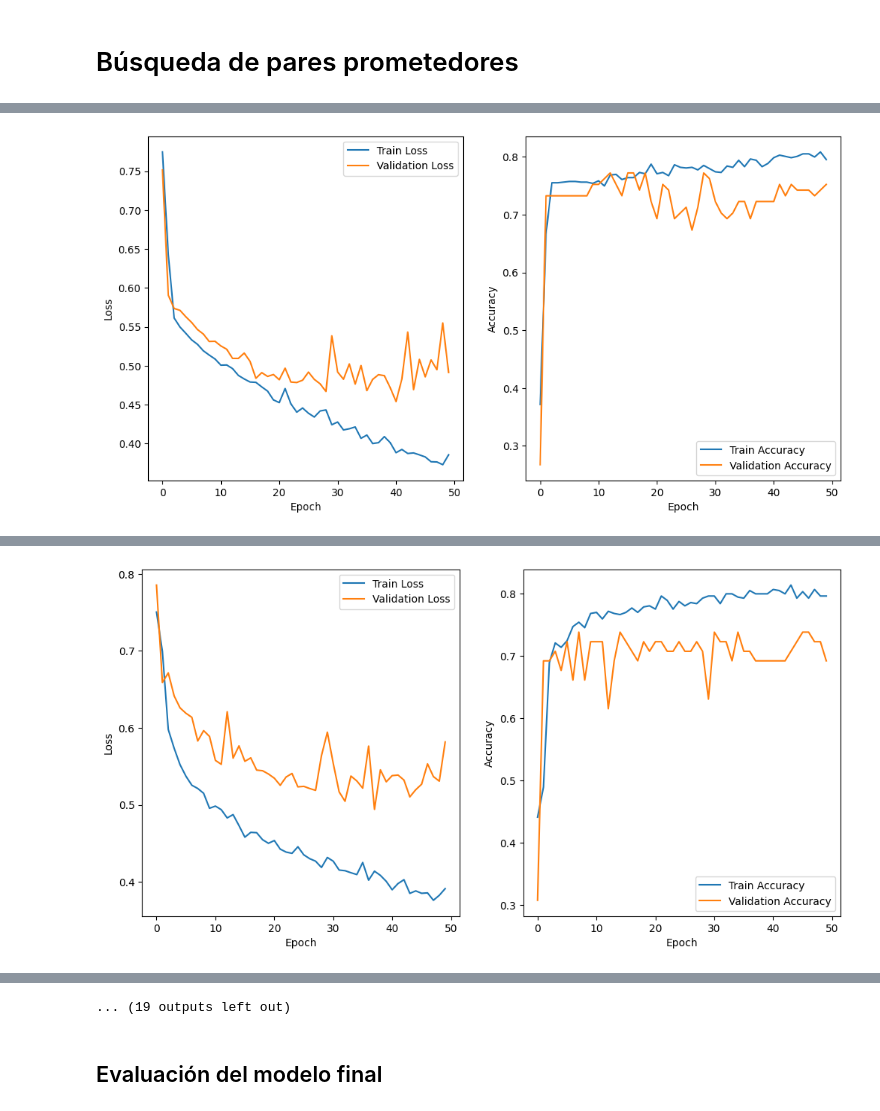
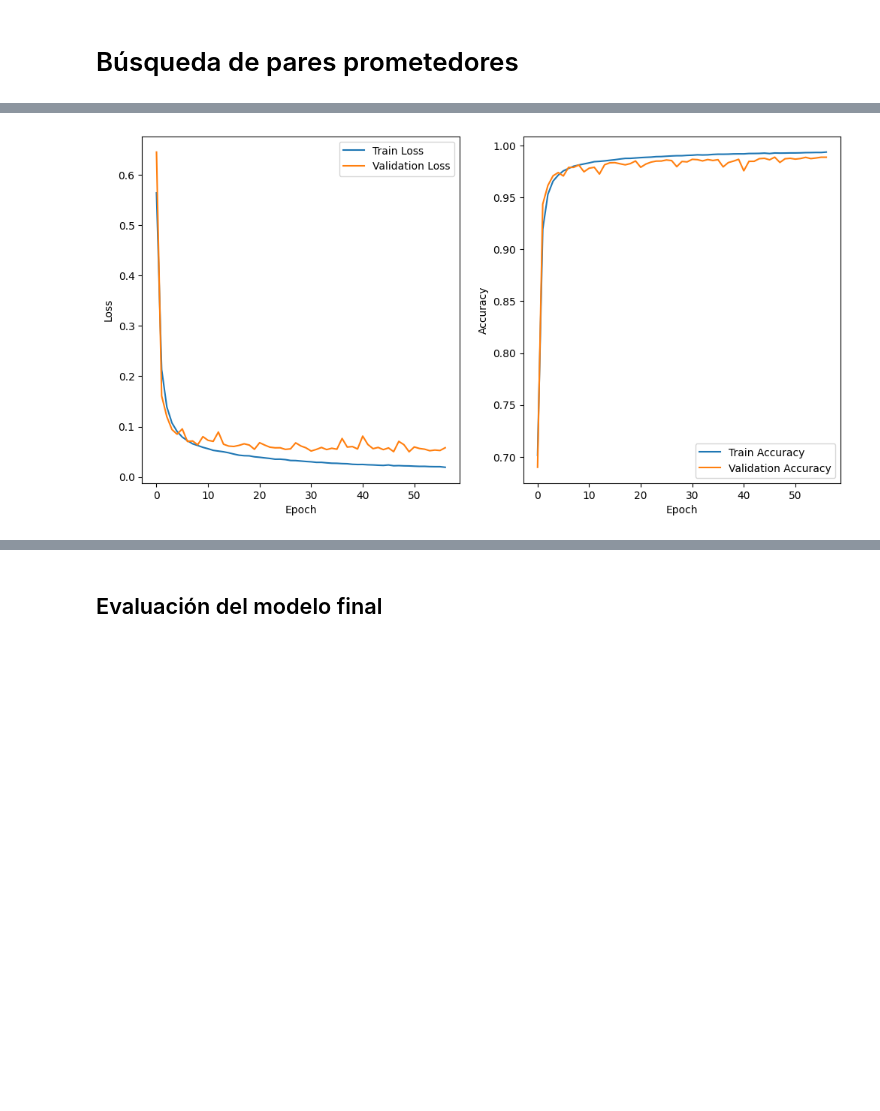
Before and after one commit to acortinaa/repositorioTFG, a Jupyter notebook: ML_trackfinding/mainML.ipynb, the cells around one changed output, grey strips where cells are left out. Cells and saved outputs as stored; diff of their text form; code cells hidden in the pictures; blank space fills up the shorter version.

```diff
--- a/ML_trackfinding/mainML.ipynb
+++ b/ML_trackfinding/mainML.ipynb
@@ -388,37 +357,60 @@ from sklearn.metrics import accuracy_score, f1_score, precision_score, recall_sc
 from commonMLfunctions import TripletDataset, create_dataloaders
 from common import *
 from commonMLfunctions import write_metrics_to_log, training_triplet_model, predict_all
+
 %matplotlib inline
 
-model = None  # Inicializa el modelo vacío
-best_f1 = 0
+LOAD_TRAINED_MODEL = False
 
-for event in events:
-    print(f"\n========================= Cargando datos para el evento: {event} =========================\n")
+if not os.path.exists(combined_path):
+    raise FileNotFoundError(f"No se encuentra el archivo combinado: {combined_path}")
 
-    # Verificamos si el archivo existe
-    if not os.path.exists(output_path):
-        print(f"El archivo triplets_data_{event}.npz no existe. Por favor, genera los triplets primero.")
-        continue
+data = np.load(combined_path, allow_pickle=True)
+X = data['X']
+y = data['y']
+#pt = data['pt']
 
-    # Entrenamos y actualizamos el modelo con el evento actual
-    model = training_triplet_model(event, model=model)
-    print(f"Modelo actualizado con el evento {event}.\n")
+print(f"Datos cargados: X={X.shape}, y={y.shape}")
+print(f"Positivos: {np.sum(y == 1)}\tNegativos: {np.sum(y == 0)}")
 
-    # y_true, y_pred = predict_all(model, val_loader)
-    # f1 = f1_score(y_true, y_pred)
-    # if f1 > best_f1:
-    #     best_f1 = f1
-    #     torch.save(model.state_dict(), f'best_model.pth')
-    # #torch.save(model.state_dict(), f'model_after_{event}.pth')
+if not LOAD_TRAINED_MODEL:
+    model = None  # Inicializa el modelo vacío
+    best_f1 = 0
+
+    # Si se quiere entrenar con múltiples eventos
+    if INDIVIDUAL_EVENTS:
+        print("Entrenando el modelo con múltiples eventos...")
+        for event in events[1,-1]:
+            print(f"\n========================= Cargando datos para el evento: {event} =========================\n")
+
+            # Verificamos si el archivo existe
+            if not os.path.exists(output_path):
+                print(f"El archivo triplets_data_{event}.npz no existe. Por favor, genera los triplets primero.")
+                continue
+
+            # Entrenamos y actualizamos el modelo con el evento actual
+            model = training_triplet_model(event, model=model)
+            print(f"Modelo actualizado con el evento {event}.\n")
+
+            # y_true, y_pred = predict_all(model, val_loader)
+            # f1 = f1_score(y_true, y_pred)
+            # if f1 > best_f1:
+            #     best_f1 = f1
+            #     torch.save(model.state_dict(), f'best_model.pth')
+            # #torch.save(model.state_dict(), f'model_after_{event}.pth')
+
+    else:
+        print("Entrenando el modelo con tripletes combinados...")
+        event = 'combined_precise'
+        model = training_triplet_model(event, model=model)
 
 
-# Guardamos el modelo final con fecha y hora
-from datetime import datetime
-current_time = datetime.now().strftime("%m%d_%H:%M:%S")
-model_save_name = f'triplet_model_{current_time}.pth'
+    # Guardamos el modelo final con fecha y hora
+    from datetime import datetime
+    current_time = datetime.now().strftime("%m%d_%H%M%S")
+    model_save_name = f'triplet_model_{current_time}.pth'
 
-model_save_path = os.path.join(data_dir, model_save_name)
+    model_save_path = os.path.join('/home/alvar/repositorioTFG/ML_trackfinding', model_save_name)
 
-torch.save(model.state_dict(), model_save_path)
+    torch.save(model.state_dict(), model_save_path)
 # %% [output]
@@ -447 +443 @@ weighted avg     0.7394    0.7525    0.7439       101
-[figure, old version]
+[figure, new version]
@@ -476 +443,0 @@ weighted avg     0.7013    0.6923    0.6961        65
-[figure, removed]
@@ -535,4 +444,3 @@ weighted avg     0.7937    0.8367    0.7933        49
-... (19 outputs left out)
 # %% [markdown]
 ## Evaluación del modelo final
 # %%
```
Also changed, not shown: parts of 5 cells of this notebook, 27 other files.
